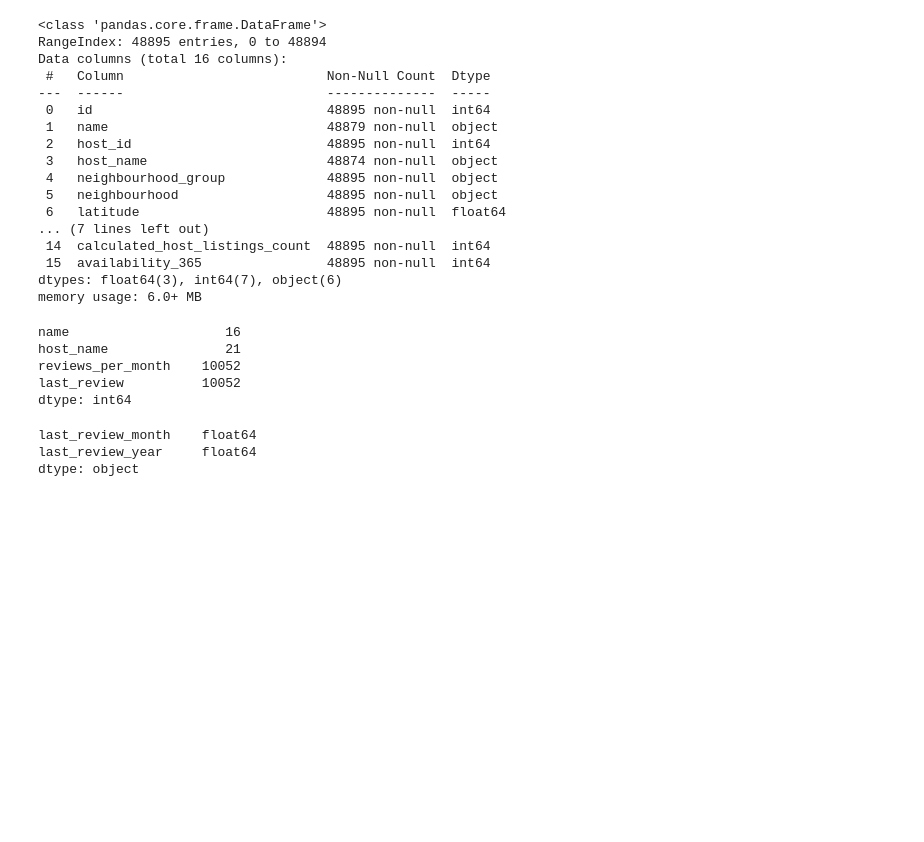
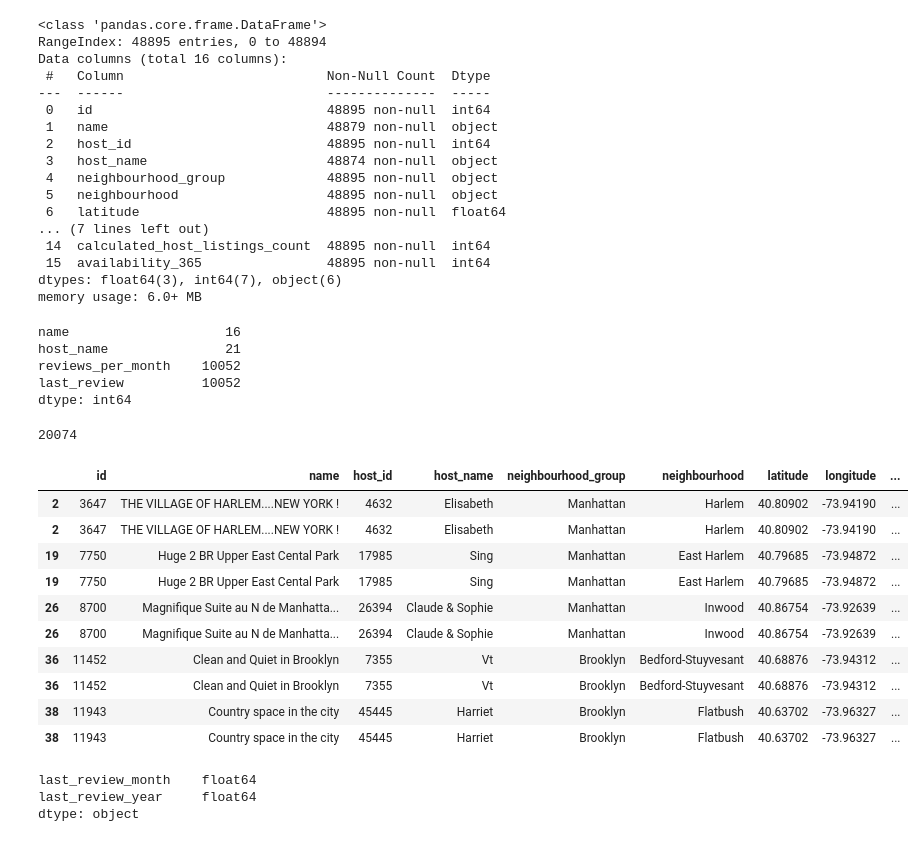
Before and after one commit to RupeshSharma14/Airbnb-Bookings-Analysis, a Jupyter notebook: Airbnb_Bookings_Analysis_Capstone_Project.ipynb, the cells around one changed output. Cells and saved outputs as stored; diff of their text form; code cells hidden in the pictures; blank space fills up the shorter version.

```diff
--- a/Airbnb_Bookings_Analysis_Capstone_Project.ipynb
+++ b/Airbnb_Bookings_Analysis_Capstone_Project.ipynb
@@ -101,6 +102,30 @@ dtype: int64
 # Dropping the rows having Nan values in "name" and "host_name" column
 
 airbnb_df.dropna(subset = ["name", "host_name"], inplace = True)
+# %%
+# Extracting the index of null values rows in "reviews_per_month", "last_review" columns
+
+null_value_index = np.where(airbnb_df[["reviews_per_month", "last_review"]].isnull())[0]
+len(null_value_index)
+# %% [output]
+20074
+# %%
+# Dataframe having null values in "reviews_per_month", "last_review" columns
+
+null_value_df = airbnb_df.iloc[null_value_index]
+null_value_df.head(10)
+# %% [output]
+|  | id | name | host_id | host_name | neighbourhood_group | neighbourhood | latitude | longitude | ... |
+| 2 | 3647 | THE VILLAGE OF HARLEM....NEW YORK ! | 4632 | Elisabeth | Manhattan | Harlem | 40.80902 | -73.94190 | ... |
+| 2 | 3647 | THE VILLAGE OF HARLEM....NEW YORK ! | 4632 | Elisabeth | Manhattan | Harlem | 40.80902 | -73.94190 | ... |
+| 19 | 7750 | Huge 2 BR Upper East Cental Park | 17985 | Sing | Manhattan | East Harlem | 40.79685 | -73.94872 | ... |
+| 19 | 7750 | Huge 2 BR Upper East Cental Park | 17985 | Sing | Manhattan | East Harlem | 40.79685 | -73.94872 | ... |
+| 26 | 8700 | Magnifique Suite au N de Manhatta... | 26394 | Claude & Sophie | Manhattan | Inwood | 40.86754 | -73.92639 | ... |
+| 26 | 8700 | Magnifique Suite au N de Manhatta... | 26394 | Claude & Sophie | Manhattan | Inwood | 40.86754 | -73.92639 | ... |
+| 36 | 11452 | Clean and Quiet in Brooklyn | 7355 | Vt | Brooklyn | Bedford-Stuyvesant | 40.68876 | -73.94312 | ... |
+| 36 | 11452 | Clean and Quiet in Brooklyn | 7355 | Vt | Brooklyn | Bedford-Stuyvesant | 40.68876 | -73.94312 | ... |
+| 38 | 11943 | Country space in the city | 45445 | Harriet | Brooklyn | Flatbush | 40.63702 | -73.96327 | ... |
+| 38 | 11943 | Country space in the city | 45445 | Harriet | Brooklyn | Flatbush | 40.63702 | -73.96327 | ... |
 # %%
 # Filling Nan values in "reviews_per_month" with 0.0
 
```
Also changed, not shown: parts of 21 cells of this notebook.
